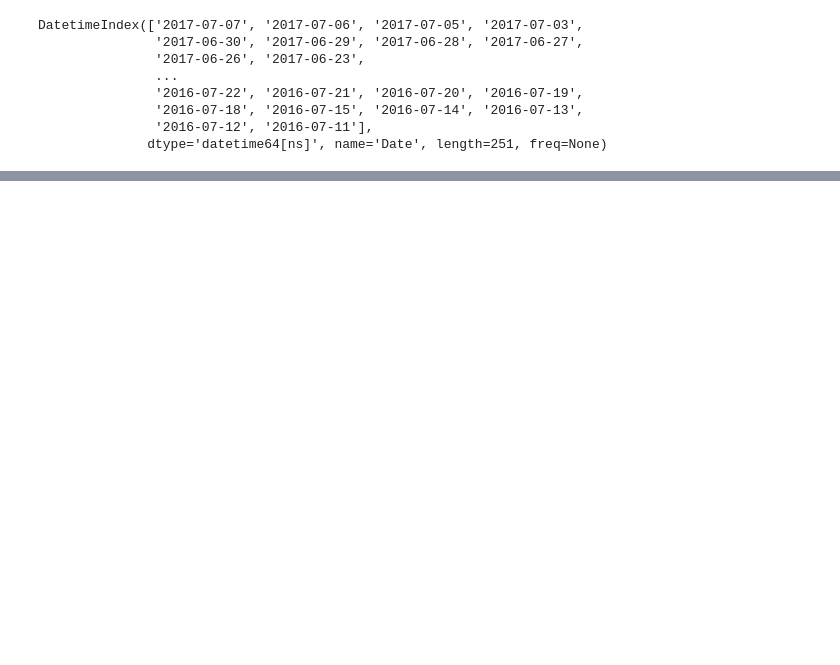
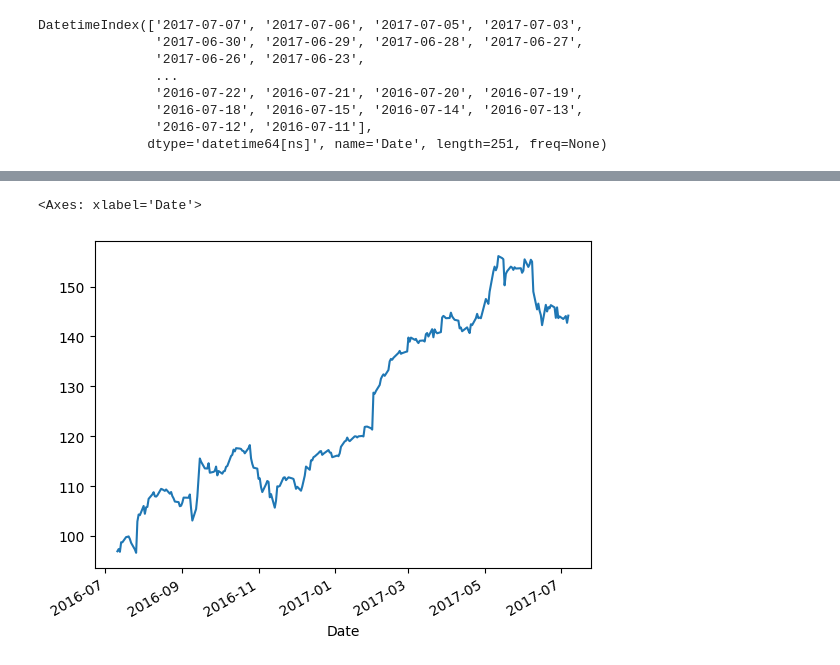
Before and after one commit to manisha7-ma/Pandas, a Jupyter notebook: 16_Pandas_Time_Series_Analysis_Part_1_DatetimeIndex_and_Resample.ipynb, the cells around one changed output, grey strips where cells are left out. Drawn from its saved outputs; the diff is of its cells as text; code cells hidden in the pictures; blank space fills up the shorter version.

```diff
--- a/16_Pandas_Time_Series_Analysis_Part_1_DatetimeIndex_and_Resample.ipynb
+++ b/16_Pandas_Time_Series_Analysis_Part_1_DatetimeIndex_and_Resample.ipynb
@@ -44,0 +169,5 @@ KeyError: 'Value based partial slicing on non-monotonic DatetimeIndexes with non
+# %%
+df.Close.plot()
+# %% [output]
+<Axes: xlabel='Date'>
+[figure, added]
```
Also changed, not shown: parts of 13 cells of this notebook.
